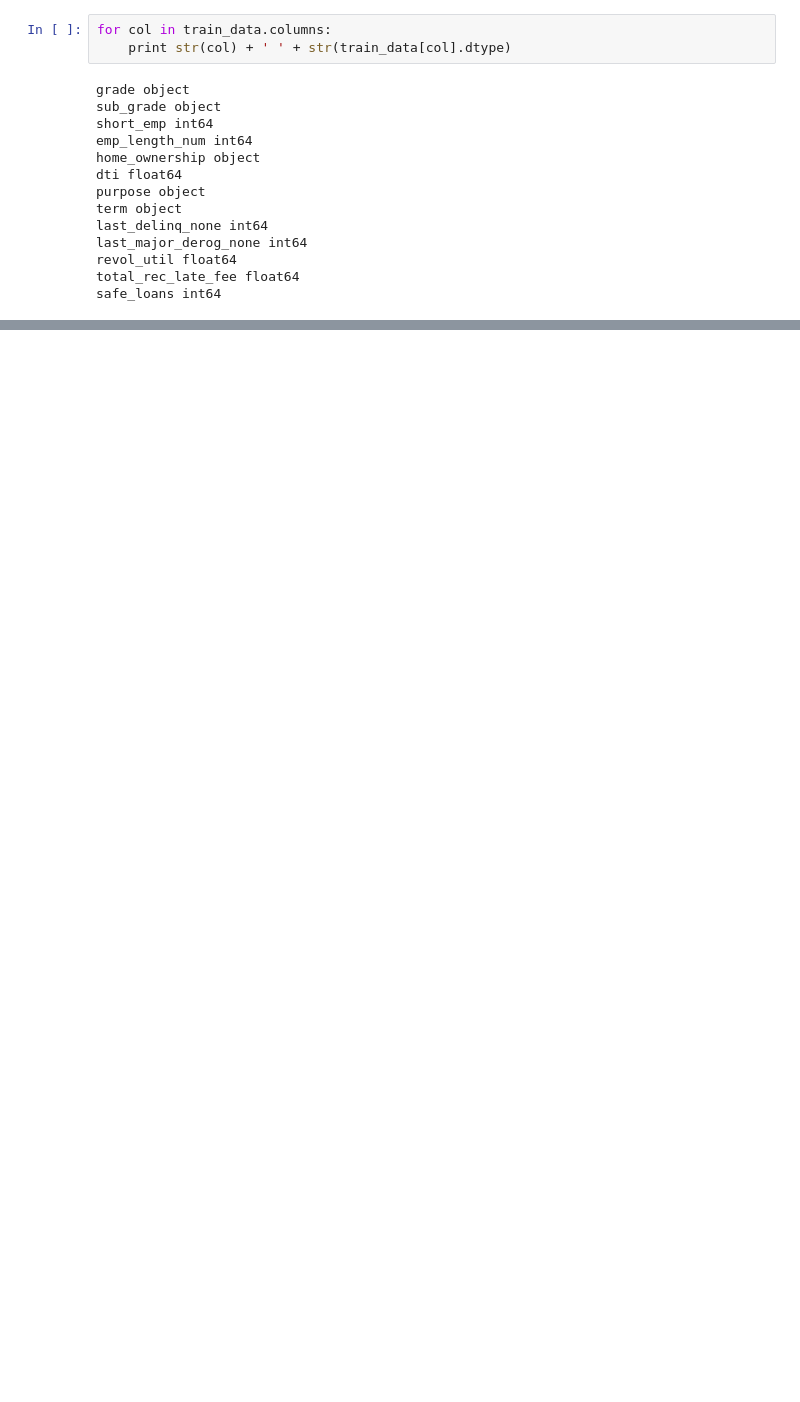
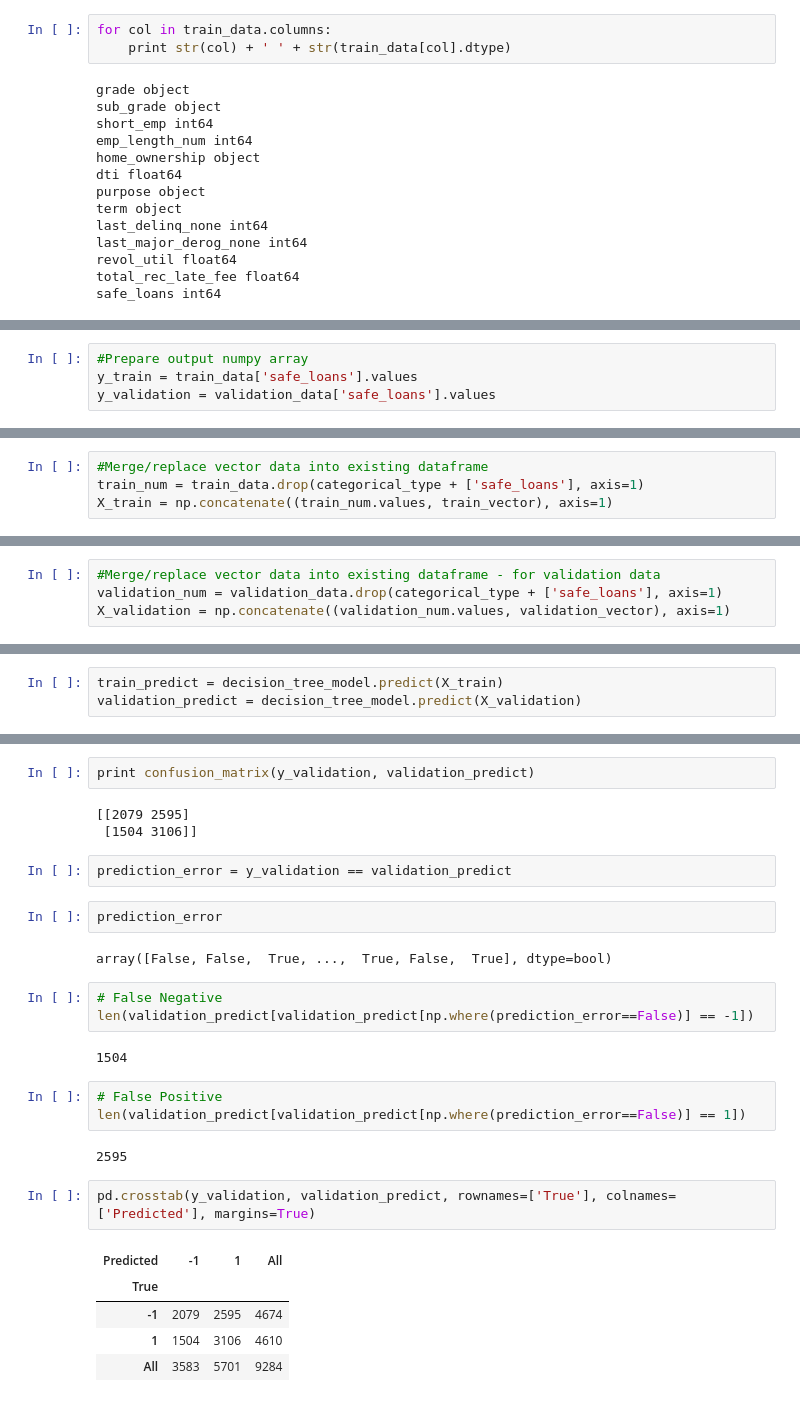
Before and after one commit to ah3200/Classification, a Jupyter notebook: week3/Safe-loan-decision-tree.ipynb, the cells around one changed output, grey strips where cells are left out. Drawn from its saved outputs; the diff is of its cells as text; blank space fills up the shorter version.

Commit message:
completed assignment 1 decision tree

```diff
--- a/week3/Safe-loan-decision-tree.ipynb
+++ b/week3/Safe-loan-decision-tree.ipynb
@@ -154,0 +162,4 @@ train_data.shape
+# %%
+#Prepare output numpy array
+y_train = train_data['safe_loans'].values
+y_validation = validation_data['safe_loans'].values
@@ -154,0 +174,4 @@ train_data.shape
+# %%
+#Merge/replace vector data into existing dataframe
+train_num = train_data.drop(categorical_type + ['safe_loans'], axis=1)
+X_train = np.concatenate((train_num.values, train_vector), axis=1)
@@ -154,0 +188,4 @@ train_data.shape
+# %%
+#Merge/replace vector data into existing dataframe - for validation data
+validation_num = validation_data.drop(categorical_type + ['safe_loans'], axis=1)
+X_validation = np.concatenate((validation_num.values, validation_vector), axis=1)
@@ -183,0 +366,3 @@ TypeError: 'sklearn.tree._tree.Tree' object has no attribute '__getitem__'
+# %%
+train_predict = decision_tree_model.predict(X_train)
+validation_predict = decision_tree_model.predict(X_validation)
@@ -183,0 +376,29 @@ TypeError: 'sklearn.tree._tree.Tree' object has no attribute '__getitem__'
+# %%
+print confusion_matrix(y_validation, validation_predict)
+# %% [output]
+[[2079 2595]
+ [1504 3106]]
+# %%
+prediction_error = y_validation == validation_predict
+# %%
+prediction_error
+# %% [output]
+array([False, False,  True, ...,  True, False,  True], dtype=bool)
+# %%
+# False Negative
+len(validation_predict[validation_predict[np.where(prediction_error==False)] == -1])
+# %% [output]
+1504
+# %%
+# False Positive
+len(validation_predict[validation_predict[np.where(prediction_error==False)] == 1])
+# %% [output]
+2595
+# %%
+pd.crosstab(y_validation, validation_predict, rownames=['True'], colnames=['Predicted'], margins=True)
+# %% [output]
+| Predicted | -1 | 1 | All |
+| True |  |  |  |
+| -1 | 2079 | 2595 | 4674 |
+| 1 | 1504 | 3106 | 4610 |
+| All | 3583 | 5701 | 9284 |
```
Also changed, not shown: parts of 46 cells of this notebook, 1 other file.
